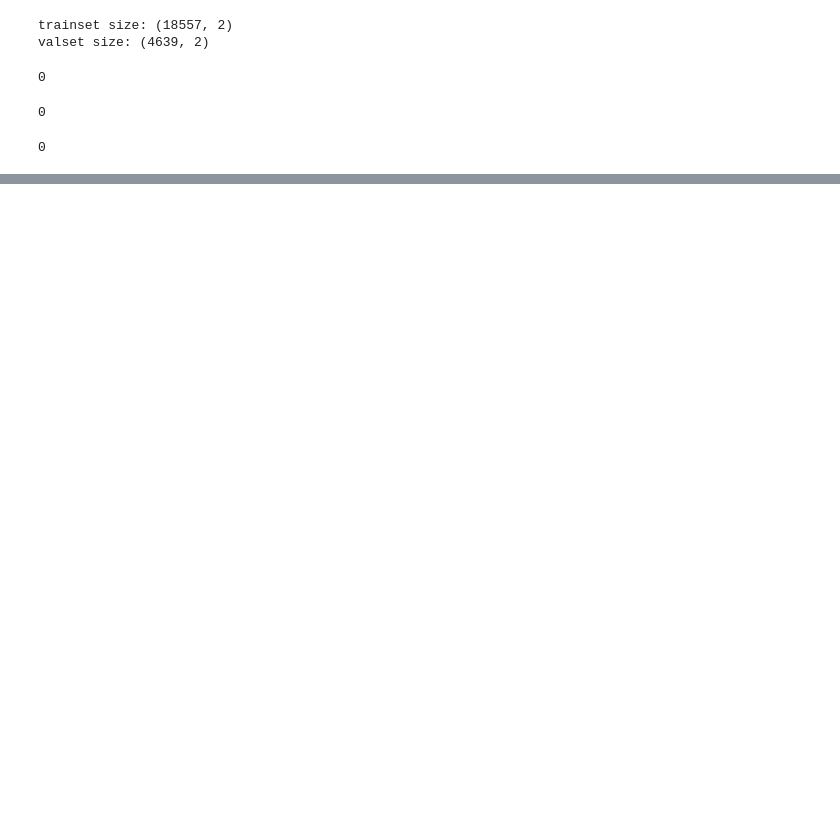
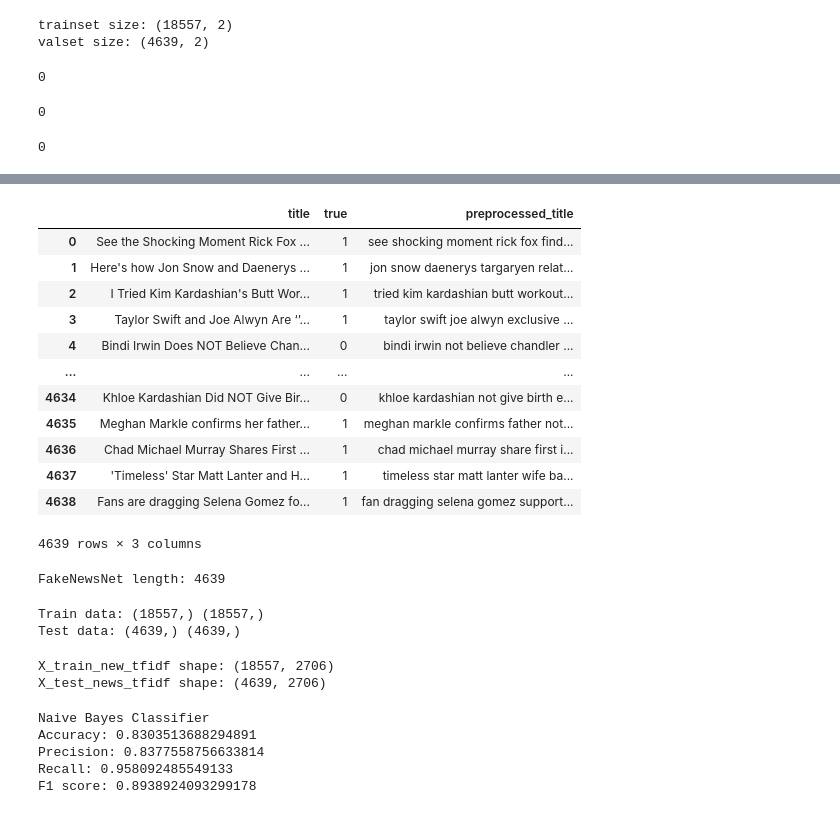
Before and after one commit to ishraq-99/499-Preprocessing, a Jupyter notebook: preporcess.ipynb, the cells around one changed output, grey strips where cells are left out. Drawn from its saved outputs; the diff is of its cells as text; code cells hidden in the pictures; blank space fills up the shorter version.

```diff
--- a/preporcess.ipynb
+++ b/preporcess.ipynb
@@ -240 +242,76 @@ train_df
 18557 rows × 3 columns
+# %%
+val_df['preprocessed_title'] = val_df['title'].apply(lambda review: data_preprocessing(review))
+val_df
+# %% [output]
+|  | title | true | preprocessed_title |
+| 0 | See the Shocking Moment Rick Fox ... | 1 | see shocking moment rick fox find... |
+| 1 | Here's how Jon Snow and Daenerys ... | 1 | jon snow daenerys targaryen relat... |
+| 2 | I Tried Kim Kardashian's Butt Wor... | 1 | tried kim kardashian butt workout... |
+| 3 | Taylor Swift and Joe Alwyn Are ‘’... | 1 | taylor swift joe alwyn exclusive ... |
+| 4 | Bindi Irwin Does NOT Believe Chan... | 0 | bindi irwin not believe chandler ... |
+| ... | ... | ... | ... |
+| 4634 | Khloe Kardashian Did NOT Give Bir... | 0 | khloe kardashian not give birth e... |
+| 4635 | Meghan Markle confirms her father... | 1 | meghan markle confirms father not... |
+| 4636 | Chad Michael Murray Shares First ... | 1 | chad michael murray share first i... |
+| 4637 | 'Timeless' Star Matt Lanter and H... | 1 | timeless star matt lanter wife ba... |
+| 4638 | Fans are dragging Selena Gomez fo... | 1 | fan dragging selena gomez support... |
+4639 rows × 3 columns
+# %%
+print('FakeNewsNet length:', len(val_df))
+# %% [output]
+FakeNewsNet length: 4639
+# %%
+X_train = train_df['preprocessed_title']
+X_val = val_df['preprocessed_title']
+
+y_train = train_df['true']
+y_val = val_df['true']
+
+print('Train data:', X_train.shape, y_train.shape)
+print('Test data:', X_val.shape, y_val.shape)
+# %% [output]
+Train data: (18557,) (18557,)
+Test data: (4639,) (4639,)
+# %%
+# vectorizing text data: TFIDF
+from sklearn.feature_extraction.text import TfidfVectorizer
+
+vectorizer = TfidfVectorizer(min_df=10)
+
+X_train_news_tfidf = vectorizer.fit_transform(X_train)
+X_val_news_tfidf = vectorizer.transform(X_val)
+
+print('X_train_new_tfidf shape:', X_train_news_tfidf.shape)
+print('X_test_news_tfidf shape:', X_val_news_tfidf.shape)
+# %% [output]
+X_train_new_tfidf shape: (18557, 2706)
+X_test_news_tfidf shape: (4639, 2706)
+# %%
+from sklearn.naive_bayes import MultinomialNB
+from sklearn.metrics import accuracy_score, precision_score, recall_score, f1_score
+
+# Train the Naive Bayes classifier
+clf = MultinomialNB(alpha=1)
+clf.fit(X_train_news_tfidf, y_train)
+
+# Make predictions on the validation set
+y_pred = clf.predict(X_val_news_tfidf)
+
+# Calculate and print accuracy, precision, recall, and F1 score
+accuracy = accuracy_score(y_val, y_pred)
+precision = precision_score(y_val, y_pred)
+recall = recall_score(y_val, y_pred)
+f1 = f1_score(y_val, y_pred)
+
+print('Naive Bayes Classifier')
+print('Accuracy:', accuracy)
+print('Precision:', precision)
+print('Recall:', recall)
+print('F1 score:', f1)
+# %% [output]
+Naive Bayes Classifier
+Accuracy: 0.8303513688294891
+Precision: 0.8377558756633814
+Recall: 0.958092485549133
+F1 score: 0.8938924093299178
```
Also changed, not shown: parts of 14 cells of this notebook, 2 other files.
